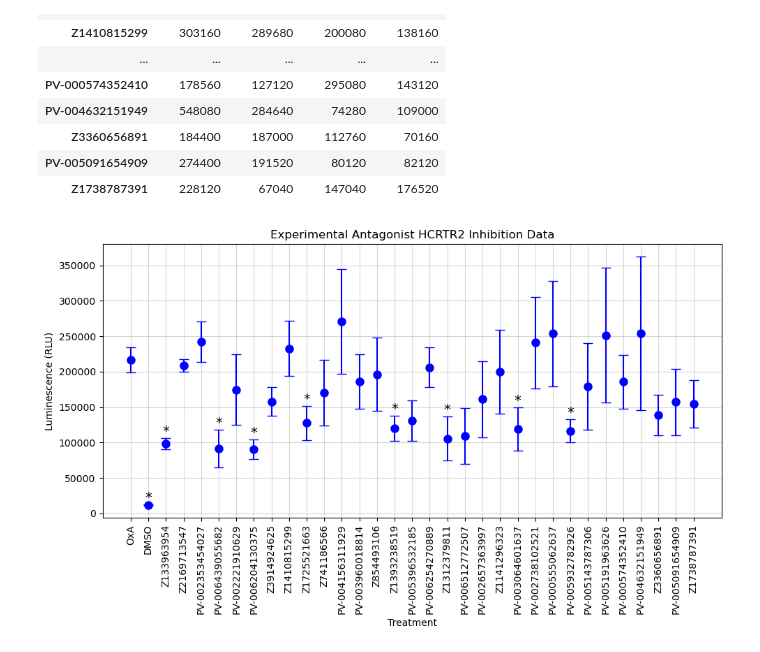
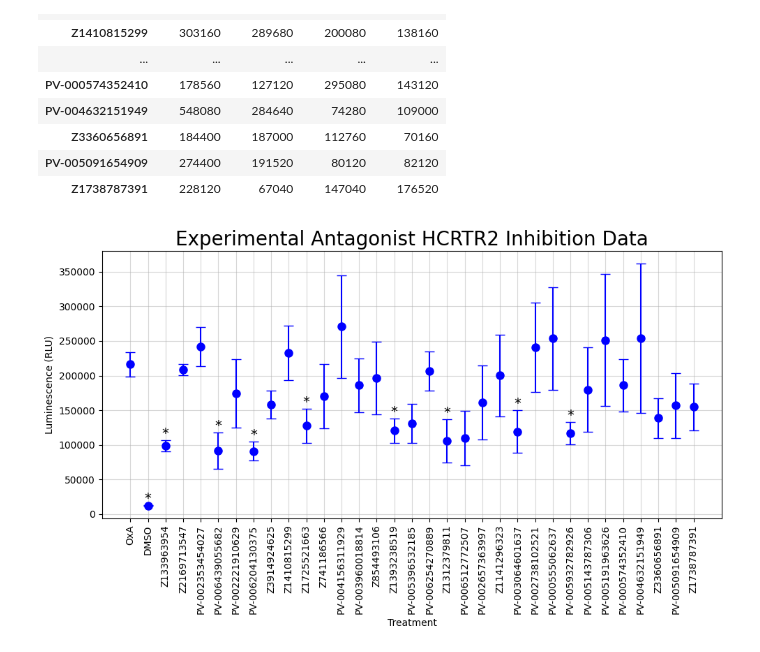
Before and after one commit to toadlover/ginsparg_thymelab_thesis, a Jupyter notebook: jupyter_notebooks/figure_making/presto_tango_data/1_10_25_antgonist_as_antagonist_preliminary_experiment/1_10_25_antgonist_as_antagonist_preliminary_experiment.ipynb, the cells around one changed output. Drawn from its saved outputs; the diff is of its cells as text; code cells hidden in the pictures.

Commit message:
improving readability of final plots

```diff
--- a/jupyter_notebooks/figure_making/presto_tango_data/1_10_25_antgonist_as_antagonist_preliminary_experiment/1_10_25_antgonist_as_antagonist_preliminary_experiment.ipynb
+++ b/jupyter_notebooks/figure_making/presto_tango_data/1_10_25_antgonist_as_antagonist_preliminary_experiment/1_10_25_antgonist_as_antagonist_preliminary_experiment.ipynb
@@ -95,32 +94,32 @@ for i, drug in enumerate(drug_names):
 
 # Step 4: Plot the data with error bars
 plt.figure(figsize=(10, 6))
 
 # Specify a color for all data points (e.g., 'blue')
 color = 'blue'
 
 # Plot the drugs with error bars and set all data points to the same color
 for i, drug in enumerate(drug_names):
     plt.errorbar(
         [i], drug_means[i], yerr=drug_sems[i], fmt="o", label=drug, capsize=5, markersize=8, color=color
     )
 
 # Add asterisks for statistical significance
 for i, p_value in enumerate(p_values):
     if p_value < 0.05:
         plt.text(
             i, drug_means[i] + drug_sems[i], "*", ha="center", va="bottom", fontsize=14, color="black"
         )
 
 # Customize the plot
-plt.title('Experimental Antagonist HCRTR2 Inhibition Data')
+plt.title('Experimental Antagonist HCRTR2 Inhibition Data', fontsize = 20)
 plt.xlabel('Treatment')
 plt.ylabel('Luminescence (RLU)')
 plt.xticks(np.arange(len(drug_names)), drug_names, rotation=90, ha="center")
 plt.grid(alpha=0.5)
 plt.tight_layout()
 
 # Show the plot
 plt.show()
 # %% [output]
-[figure, old version]
+[figure, new version]
```
Also changed, not shown: parts of 1 cell of this notebook, 1 other file.
